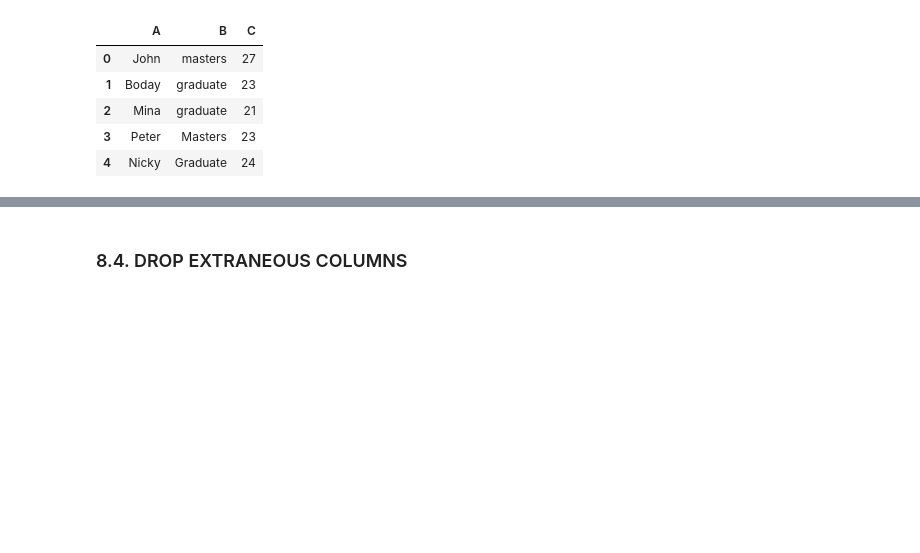
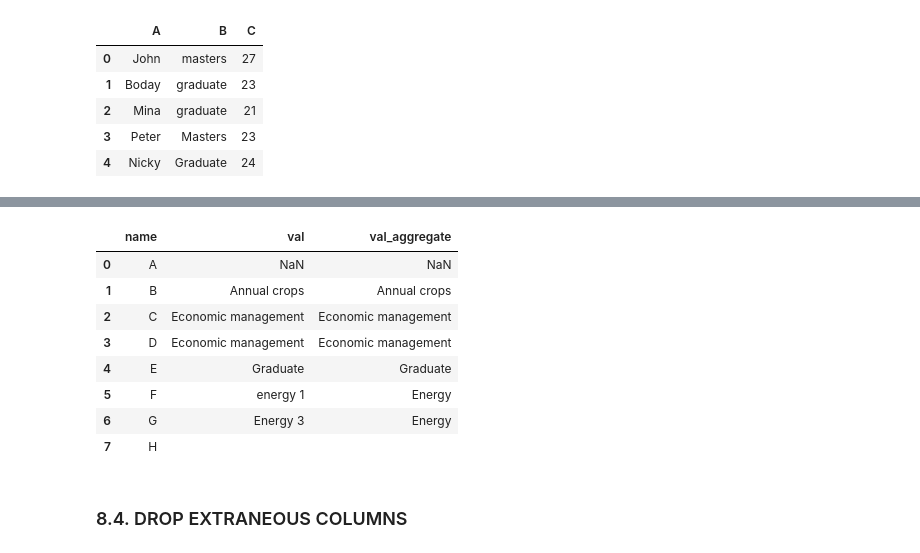
Before and after one commit to nhntran/All-About-Python-Pandas-Tutorials, a Jupyter notebook: Working with pandas - All you need to know .ipynb, the cells around one changed output, grey strips where cells are left out. Cells and saved outputs as stored; diff of their text form; code cells hidden in the pictures; blank space fills up the shorter version.

```diff
--- a/Working with pandas - All you need to know .ipynb
+++ b/Working with pandas - All you need to know .ipynb
@@ -917,3 +1122,21 @@ df
+# %%
+### Replace with ignore upper and lower case: using flags = re.IGNORECASE
+# Using .replace(np.nan, False) for ValueError:
+#Cannot mask with non-boolean array containing NA / NaN values
+import re
+df.loc[df['val_aggregate'].str.contains('Energy', flags = re.IGNORECASE).replace(np.nan, False),'val_aggregate'] = 'Energy'
+# %%
+df
+# %% [output]
+|  | name | val | val_aggregate |
+| 0 | A | NaN | NaN |
+| 1 | B | Annual crops | Annual crops |
+| 2 | C | Economic management | Economic management |
+| 3 | D | Economic management | Economic management |
+| 4 | E | Graduate | Graduate |
+| 5 | F | energy 1 | Energy |
+| 6 | G | Energy 3 | Energy |
+| 7 | H |  |  |
 # %% [markdown]
 ### 8.4. DROP EXTRANEOUS COLUMNS
 # %%
```
Also changed, not shown: parts of 52 cells of this notebook, 1 other file.
